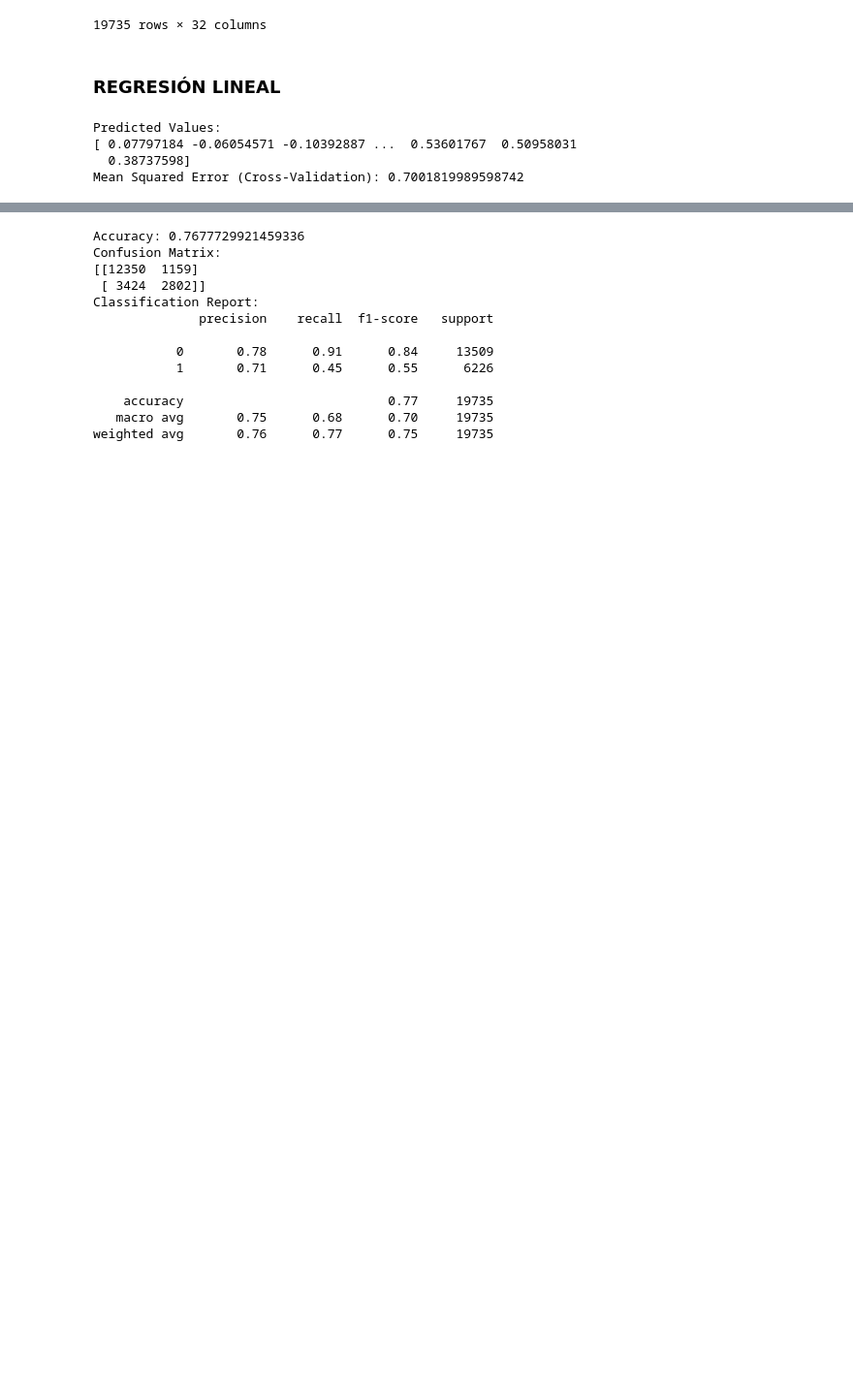
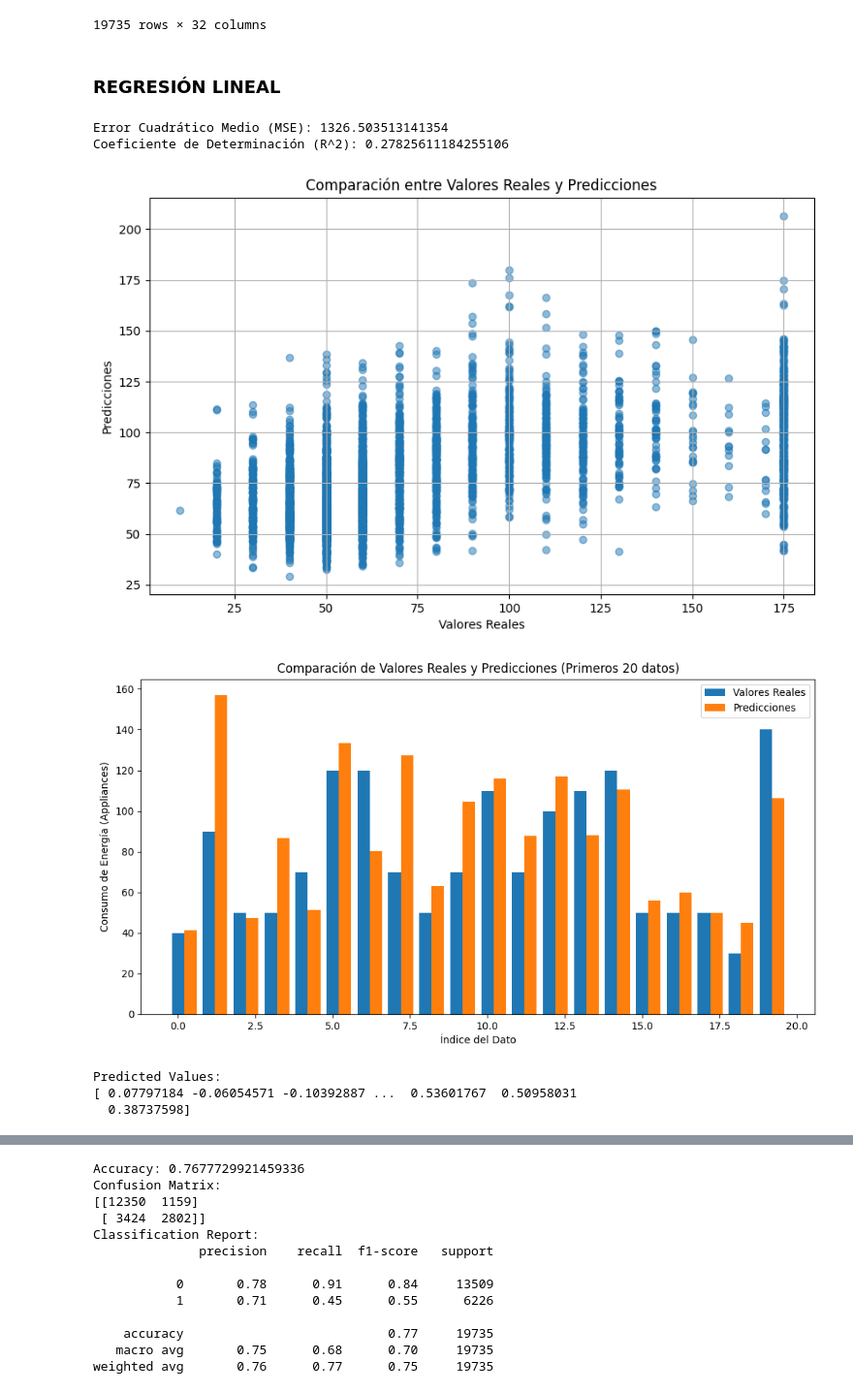
Before and after one commit to Dern965/ProyectoDaad, a Jupyter notebook: Proyecto.ipynb, the cells around one changed output, grey strips where cells are left out. Shown at 97% size. Cells and saved outputs as stored; diff of their text form; code cells hidden in the pictures; blank space fills up the shorter version.

```diff
--- a/Proyecto.ipynb
+++ b/Proyecto.ipynb
@@ -341,6 +342,46 @@ df_escalado
 19735 rows × 32 columns
 # %% [markdown]
 ### REGRESIÓN LINEAL
+# %%
+columnas_independientes = df.columns.difference(['Appliances'])
+X = df[columnas_independientes]
+y = df['Appliances']
+
+X_train, X_test, y_train, y_test = train_test_split(X, y, test_size=0.2, random_state=42)
+
+modelo_regresion = LinearRegression()
+modelo_regresion.fit(X_train, y_train)
+
+predicciones = modelo_regresion.predict(X_test)
+
+mse = mean_squared_error(y_test, predicciones)
+r2 = r2_score(y_test, predicciones)
+
+print(f"Error Cuadrático Medio (MSE): {mse}")
+print(f"Coeficiente de Determinación (R^2): {r2}")
+
+plt.figure(figsize=(10, 6))
+plt.scatter(y_test, predicciones, alpha=0.5)
+plt.title('Comparación entre Valores Reales y Predicciones')
+plt.xlabel('Valores Reales')
+plt.ylabel('Predicciones')
+plt.grid(True)
+plt.show()
+
+indices = np.arange(20)
+plt.figure(figsize=(12, 6))
+plt.bar(indices, y_test[:20], width=0.4, label='Valores Reales')
+plt.bar(indices + 0.4, predicciones[:20], width=0.4, label='Predicciones')
+plt.title('Comparación de Valores Reales y Predicciones (Primeros 20 datos)')
+plt.xlabel('Índice del Dato')
+plt.ylabel('Consumo de Energía (Appliances)')
+plt.legend()
+plt.show()
+# %% [output]
+Error Cuadrático Medio (MSE): 1326.503513141354
+Coeficiente de Determinación (R^2): 0.27825611184255106
+[figure, added]
+[figure, added]
 # %%
 
 features = df_escalado.drop("Appliances", axis=1)
@@ -354,14 +395,9 @@ y_pred_cv = cross_val_predict(model, features, target, cv=kfold)
 print("Predicted Values:")
 print(y_pred_cv)
 
-# Evaluate the model
-mse_cv = mean_squared_error(target, y_pred_cv)
-print(f"Mean Squared Error (Cross-Validation): {mse_cv}")
-
-threshold = 0.5  # Adjust as needed
+threshold = 0.5
 binary_target = (target > threshold).astype(int)
 # %% [output]
 Predicted Values:
 [ 0.07797184 -0.06054571 -0.10392887 ...  0.53601767  0.50958031
   0.38737598]
-Mean Squared Error (Cross-Validation): 0.7001819989598742
```
Also changed, not shown: parts of 2 cells of this notebook.
